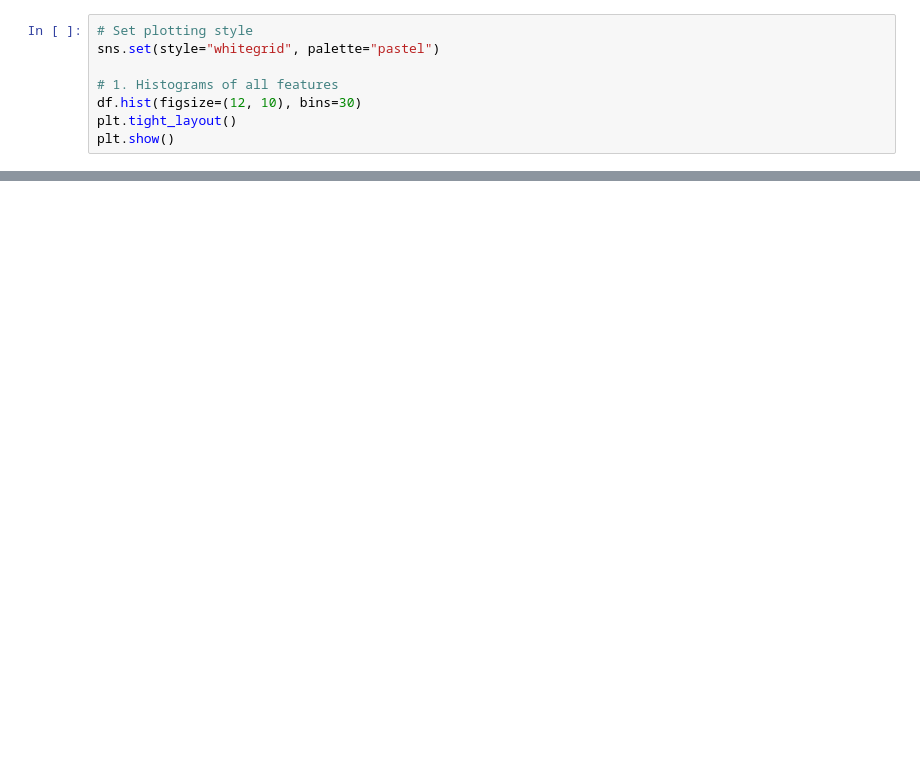
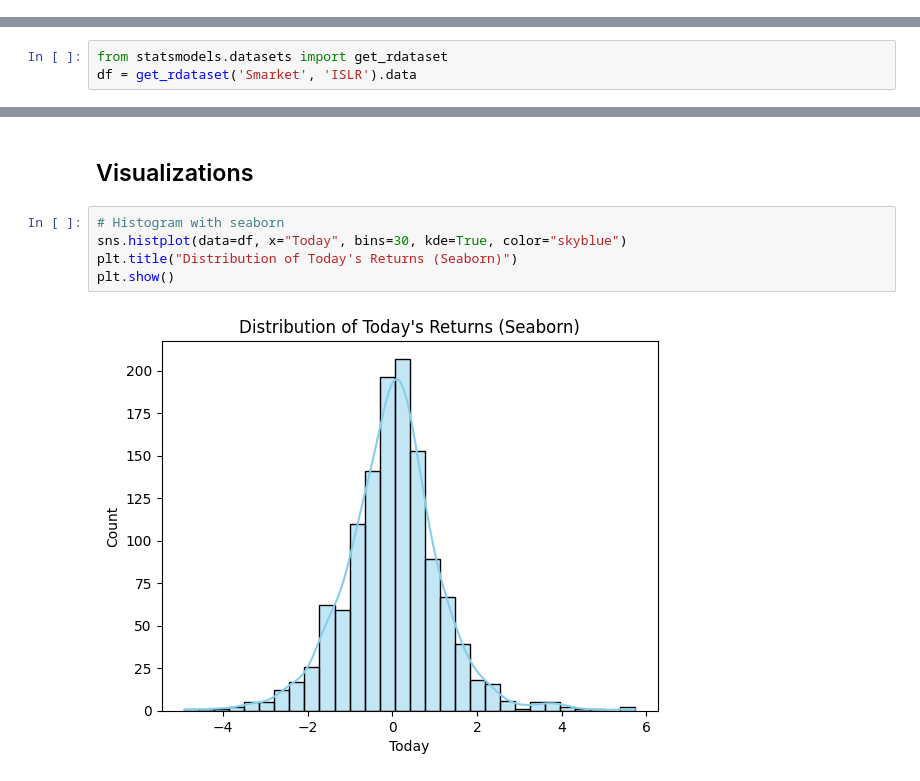
Before and after one commit to Sameer-Anand-Jha/Stock-Market-Notebooks, a Jupyter notebook: Stock_Market.ipynb, the cells around one changed output, grey strips where cells are left out. Saved outputs shown, nothing was run; the diff lists cells and outputs as text; blank space fills up the shorter version.

```diff
--- a/Stock_Market.ipynb
+++ b/Stock_Market.ipynb
@@ -100,8 +0,0 @@ Duplicates: 0
-# %%
-# Set plotting style
-sns.set(style="whitegrid", palette="pastel")
-
-# 1. Histograms of all features
-df.hist(figsize=(12, 10), bins=30)
-plt.tight_layout()
-plt.show()
@@ -239,0 +20,3 @@ Misclassified examples (121/250):
+# %%
+from statsmodels.datasets import get_rdataset
+df = get_rdataset('Smarket', 'ISLR').data
@@ -239,0 +120,9 @@ Misclassified examples (121/250):
+# %% [markdown]
+## Visualizations
+# %%
+# Histogram with seaborn
+sns.histplot(data=df, x="Today", bins=30, kde=True, color="skyblue")
+plt.title("Distribution of Today's Returns (Seaborn)")
+plt.show()
+# %% [output]
+[figure, added]
```
Also changed, not shown: parts of 64 cells of this notebook.
